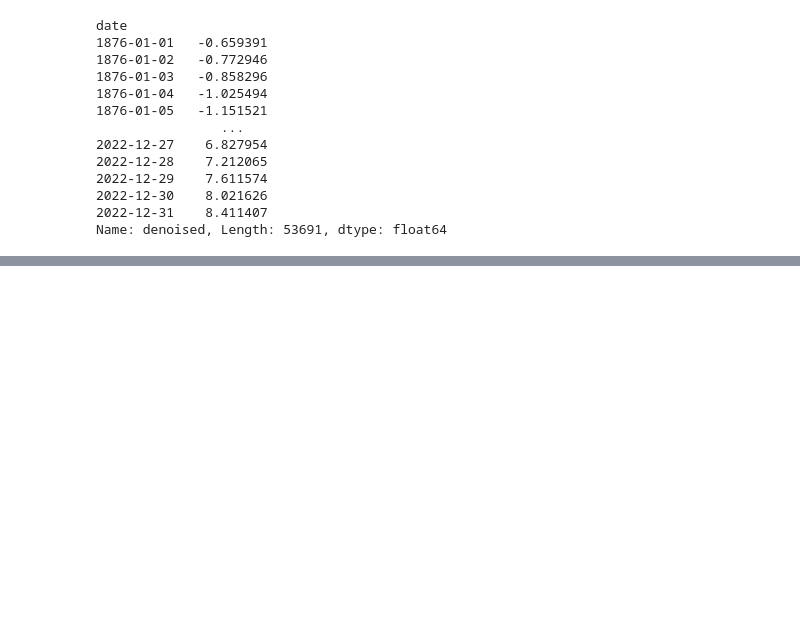
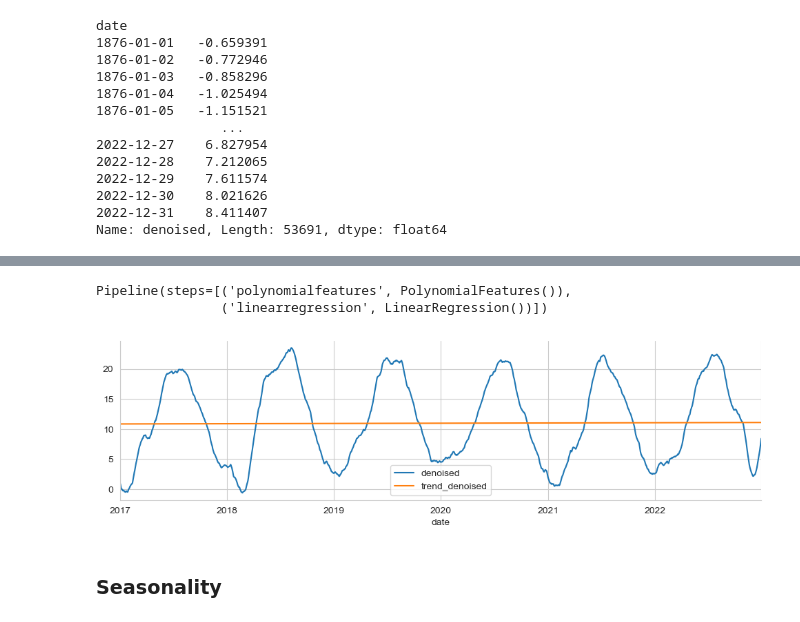
Before and after one commit to ElizavetaBugaeva/bootcamp_projects, a Jupyter notebook: week_07/weekly_project/Project_code.ipynb, the cells around one changed output, grey strips where cells are left out. Drawn from its saved outputs; the diff is of its cells as text; code cells hidden in the pictures; blank space fills up the shorter version.

```diff
--- a/week_07/weekly_project/Project_code.ipynb
+++ b/week_07/weekly_project/Project_code.ipynb
@@ -198,0 +291,24 @@ train['denoised']['2017-01-01':'2022-12-31'].plot()
+# %%
+X_trend = train[['timestep']]
+y_trend = train['denoised']
+# %%
+trend_model = make_pipeline(
+    PolynomialFeatures(degree=2),
+    LinearRegression()
+)
+# %%
+trend_model.fit(X_trend,y_trend)
+# %% [output]
+Pipeline(steps=[('polynomialfeatures', PolynomialFeatures()),
+                ('linearregression', LinearRegression())])
+# %%
+train['trend_denoised'] = trend_model.predict(X_trend)
+# %%
+mpl.rc('figure',figsize=(12,3),dpi=100)
+
+train[['denoised','trend_denoised']]['2017-01-01':'2022-12-31'].plot(legend=True)
+sns.despine()
+# %% [output]
+[figure, added]
+# %% [markdown]
+### Seasonality
```
Also changed, not shown: parts of 42 cells of this notebook.
